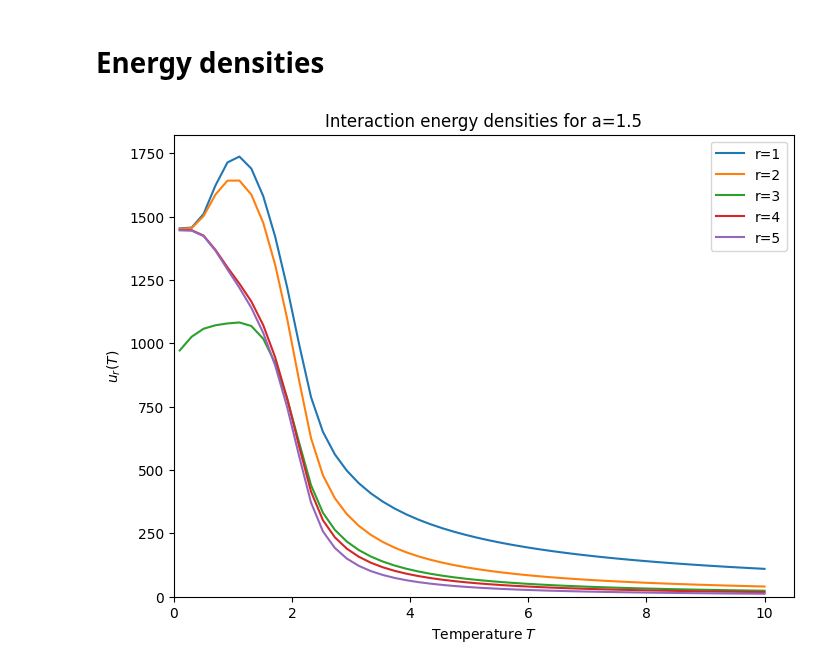
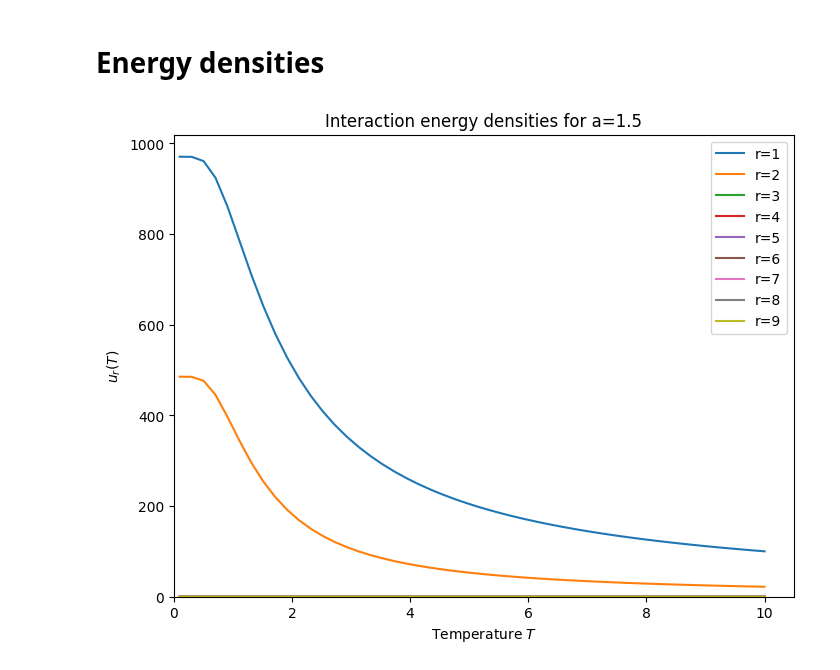
Before and after one commit to erbilcanartun/long-range-ising-chain, a Jupyter notebook: notebooks/fixed_chain_size_implementation.ipynb, the cells around one changed output. Saved outputs shown, nothing was run; the diff lists cells and outputs as text; code cells hidden in the pictures.

```diff
--- a/notebooks/fixed_chain_size_implementation.ipynb
+++ b/notebooks/fixed_chain_size_implementation.ipynb
@@ -744,8 +744,8 @@ def u_r(T, a, r_list, max_steps=8, D_fixed=None, dJ_rel=1e-3):
         Jm[r] = J_r0 - dJ
 
         # Compute φ for each, using fixed-size RG
-        phi_p = phi_from_G(Jp, a, max_steps=max_steps)
-        phi_m = phi_from_G(Jm, a, max_steps=max_steps)
+        phi_p = phi_from_G(Jp, a, max_steps=1)
+        phi_m = phi_from_G(Jm, a, max_steps=1)
 
         # Derivative
         dphi_dJr = (phi_p - phi_m) / (2.0 * dJ)
@@ -758,27 +758,27 @@ def u_r(T, a, r_list, max_steps=8, D_fixed=None, dJ_rel=1e-3):
 
     return results
 # %%
-r_values = [1, 2, 3, 4, 5]
+r_values = [1, 2, 3, 4, 5, 6, 7, 8, 9]
 a = 1.5
 T_values = np.linspace(0.1, 10, 50)
 
 u_results = {r: [] for r in r_values}
 
 for T in T_values:
     ur_dict = u_r(T, a, r_values, max_steps=6, D_fixed=3**7, dJ_rel=1e-3)
     for r in r_values:
         u_results[r].append(ur_dict[r])
 
 
 plt.figure(figsize=(8, 6))
 for r in r_values:
     plt.plot(T_values, u_results[r], label=f"r={r}")
 plt.xlim(0, None)
 plt.ylim(0, None)
 plt.xlabel("Temperature $T$")
 plt.ylabel("$u_r(T)$")
 plt.title(f"Interaction energy densities for a={a}")
 plt.legend()
 plt.show()
 # %% [output]
-[figure, old version]
+[figure, new version]
```
Also changed, not shown: parts of 1 cell of this notebook.
